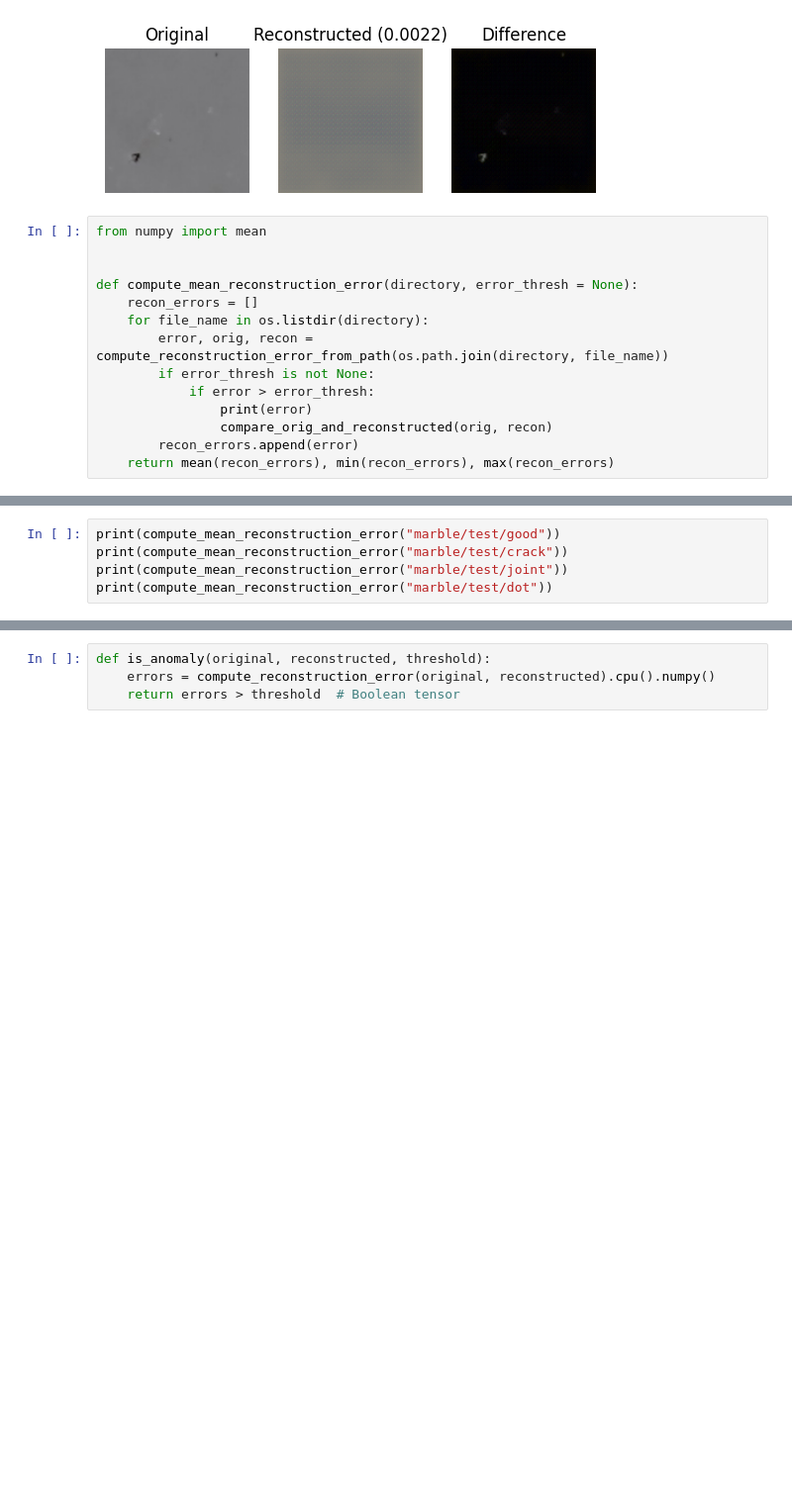
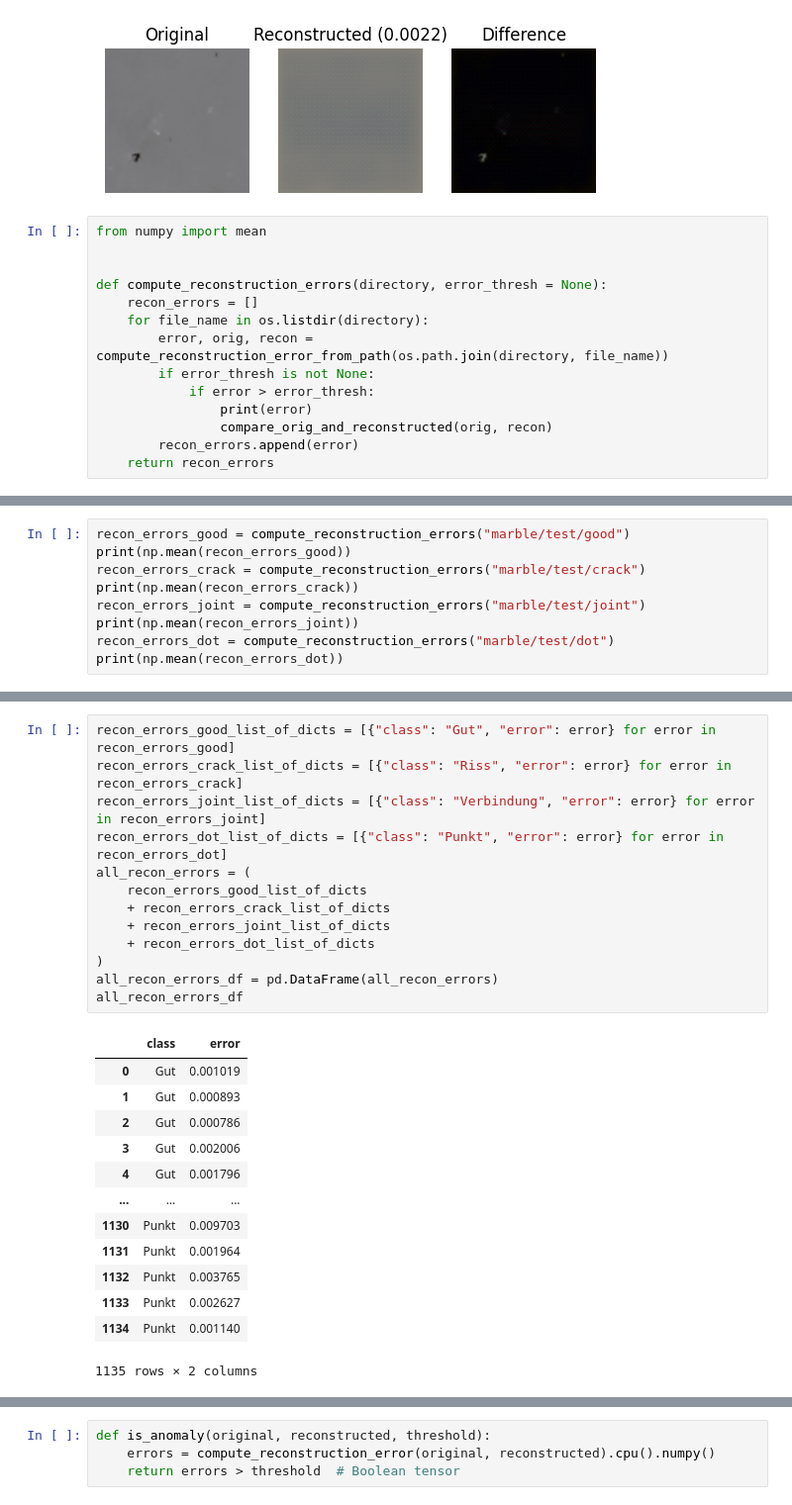
Before and after one commit to Grog4r/Convolutional-Auto-Encoder-on-Marble-Dataset, a Jupyter notebook: encoder.ipynb, the cells around one changed output, grey strips where cells are left out. Shown at 99% size. Drawn from its saved outputs; the diff is of its cells as text; blank space fills up the shorter version.

```diff
--- a/encoder.ipynb
+++ b/encoder.ipynb
@@ -283,7 +292,7 @@ Reconstruction error: 0.0022
 from numpy import mean
 
 
-def compute_mean_reconstruction_error(directory, error_thresh = None):
+def compute_reconstruction_errors(directory, error_thresh = None):
     recon_errors = []
     for file_name in os.listdir(directory):
         error, orig, recon = compute_reconstruction_error_from_path(os.path.join(directory, file_name))
@@ -292,4 +301,4 @@ def compute_mean_reconstruction_error(directory, error_thresh = None):
                 print(error)
                 compare_orig_and_reconstructed(orig, recon)
         recon_errors.append(error)
-    return mean(recon_errors), min(recon_errors), max(recon_errors)
+    return recon_errors
@@ -300,6 +305,10 @@ np.float32(0.006526873)
 # %%
-print(compute_mean_reconstruction_error("marble/test/good"))
-print(compute_mean_reconstruction_error("marble/test/crack"))
-print(compute_mean_reconstruction_error("marble/test/joint"))
-print(compute_mean_reconstruction_error("marble/test/dot"))
+recon_errors_good = compute_reconstruction_errors("marble/test/good")
+print(np.mean(recon_errors_good))
+recon_errors_crack = compute_reconstruction_errors("marble/test/crack")
+print(np.mean(recon_errors_crack))
+recon_errors_joint = compute_reconstruction_errors("marble/test/joint")
+print(np.mean(recon_errors_joint))
+recon_errors_dot = compute_reconstruction_errors("marble/test/dot")
+print(np.mean(recon_errors_dot))
 # %% [output]
@@ -309,0 +319,27 @@ print(compute_mean_reconstruction_error("marble/test/dot"))
+# %%
+recon_errors_good_list_of_dicts = [{"class": "Gut", "error": error} for error in recon_errors_good]
+recon_errors_crack_list_of_dicts = [{"class": "Riss", "error": error} for error in recon_errors_crack]
+recon_errors_joint_list_of_dicts = [{"class": "Verbindung", "error": error} for error in recon_errors_joint]
+recon_errors_dot_list_of_dicts = [{"class": "Punkt", "error": error} for error in recon_errors_dot]
+all_recon_errors = (
+    recon_errors_good_list_of_dicts
+    + recon_errors_crack_list_of_dicts
+    + recon_errors_joint_list_of_dicts
+    + recon_errors_dot_list_of_dicts
+)
+all_recon_errors_df = pd.DataFrame(all_recon_errors)
+all_recon_errors_df
+# %% [output]
+|  | class | error |
+| 0 | Gut | 0.001019 |
+| 1 | Gut | 0.000893 |
+| 2 | Gut | 0.000786 |
+| 3 | Gut | 0.002006 |
+| 4 | Gut | 0.001796 |
+| ... | ... | ... |
+| 1130 | Punkt | 0.009703 |
+| 1131 | Punkt | 0.001964 |
+| 1132 | Punkt | 0.003765 |
+| 1133 | Punkt | 0.002627 |
+| 1134 | Punkt | 0.001140 |
+1135 rows × 2 columns
```
Also changed, not shown: parts of 26 cells of this notebook.
